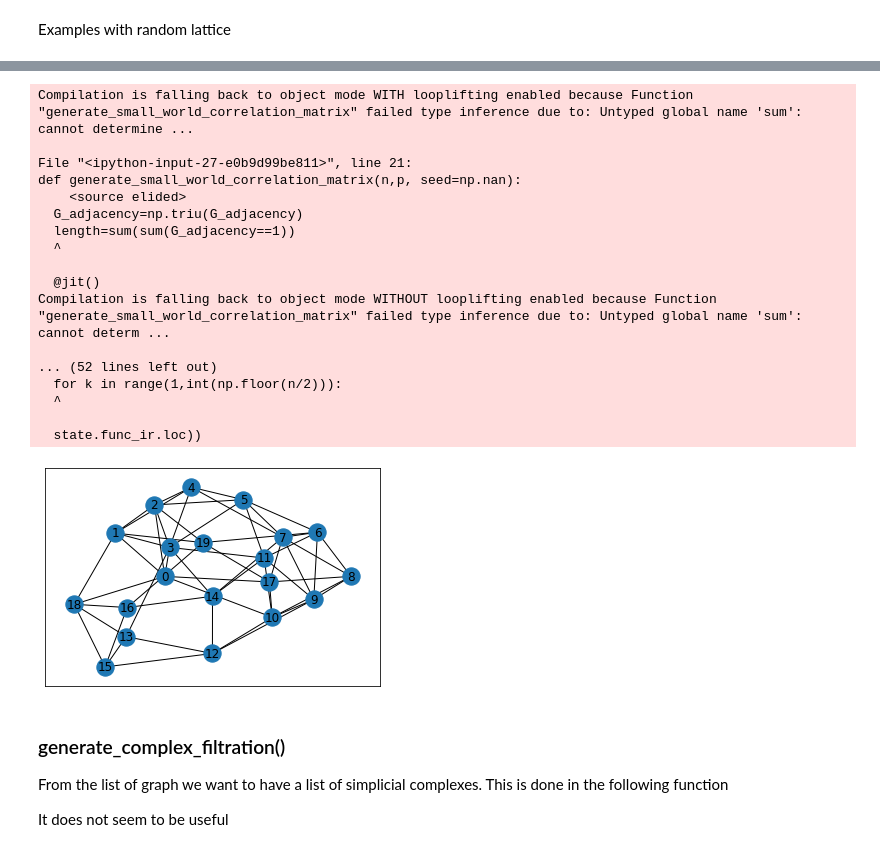
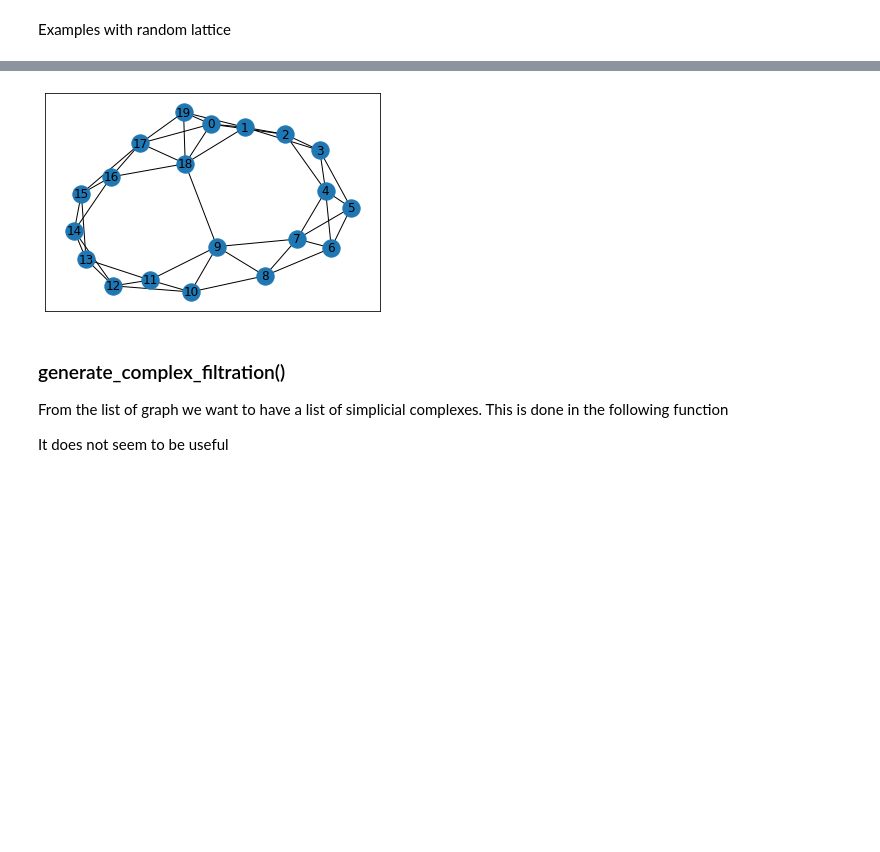
Before and after one commit to SimoneChiominto/TDA_grenoble, a Jupyter notebook: BrainNet.ipynb, the cells around one changed output, grey strips where cells are left out. Cells and saved outputs as stored; diff of their text form; code cells hidden in the pictures; blank space fills up the shorter version.

```diff
--- a/BrainNet.ipynb
+++ b/BrainNet.ipynb
@@ -324,22 +284,22 @@ def closest_nodes(n,dist,upper=False):
 n=4
 old_graph=np.array([[0,1,0,0],[1,0,0,0],[0,0,0,1],[0,0,1,0]])
 new_graph=np.array([[0,1,1,0],[1,0,0,0],[1,0,0,1],[0,0,1,0]])
-print(old_graph)
-print(new_graph)
-nodes=np.arange(n)
-col,row=np.meshgrid(nodes,nodes)
-print(old_graph>0)
-old_nodes=np.logical_and(old_graph>0, col>row)
-print(old_nodes)
+
 
 #define it as functions
 def old_nodes(old_graph, upper=False):
+  n=len(old_graph)
+  nodes=np.arange(n)
+  col,row=np.meshgrid(nodes,nodes)
   old_nodes=old_graph>0
   if upper:
     return np.logical_and(col>row,old_nodes)
   return old_nodes
 
 def new_nodes(old_graph,new_graph, upper=False):
+  n=len(old_graph)
+  nodes=np.arange(n)
+  col,row=np.meshgrid(nodes,nodes)
   old=old_nodes(old_graph)
   new_nodes=np.logical_and(new_graph>0,np.logical_not(old))
   if upper:
@@ -347,12 +307,15 @@ def new_nodes(old_graph,new_graph, upper=False):
   return new_nodes
 
 def possible_nodes(new_graph, upper=False):
+  n=len(new_graph)
+  nodes=np.arange(n)
+  col,row=np.meshgrid(nodes,nodes)
   possible_nodes= new_graph==0
   if upper:
     return np.logical_and(possible_nodes,col>row)
   return possible_nodes
 
 old_nodes(old_graph, upper=True)
-new_nodes(old_graph,new_graph, upper=True)
-possible_nodes(new_graph, upper=True)
+#new_nodes(old_graph,new_graph, upper=True)
+#possible_nodes(new_graph, upper=True)
 # %% [output]
@@ -379,18 +325,0 @@ array([[False, False, False,  True],
-# %%
-#now shuffle
-#we have new nodes
-#we have possible nodes
-def create_random_small_world_link(old_graph, new_graph):
-  G=old_graph
-  news=new_nodes(old_graph, new_graph, upper=True)
-  possibles=possible_nodes(new_graph, upper=True)
-
-  shuffled=np.zeros(np.shape(news))
-  suffled[olds]=1
-  for row in range(n):
-    for col in range(n):
-      if old[row,col]:
-        #generate a random number
-        #if grater than p stay still
-        #if lower than p change to one in the possibles uniformly
-        #save the new
@@ -611,27 +599,10 @@ nx.draw_networkx(nx.from_numpy_matrix(graph_filtration[13]))
 # %%
 C=generate_small_world_correlation_matrix(20,0.05,1)
 costs=np.linspace(1/9,1,100)
 graph_filtration=generate_graph_sequence(C,costs)
-nx.draw_networkx(nx.from_numpy_matrix(graph_filtration[20]))
+nx.draw_networkx(nx.from_numpy_matrix(graph_filtration[14]))
 # %% [output]
-Compilation is falling back to object mode WITH looplifting enabled because Function "generate_small_world_correlation_matrix" failed type inference due to: Untyped global name 'sum': cannot determine ...
-
-File "<ipython-input-27-e0b9d99be811>", line 21:
-def generate_small_world_correlation_matrix(n,p, seed=np.nan):
-    <source elided>
-  G_adjacency=np.triu(G_adjacency)
-  length=sum(sum(G_adjacency==1))
-  ^
-
-  @jit()
-Compilation is falling back to object mode WITHOUT looplifting enabled because Function "generate_small_world_correlation_matrix" failed type inference due to: Untyped global name 'sum': cannot determ ...
-
-... (52 lines left out)
-  for k in range(1,int(np.floor(n/2))):
-  ^
-
-  state.func_ir.loc))
-[figure, old version]
+[figure, new version]
 # %% [markdown]
 ### generate_complex_filtration()
 From the list of graph we want to have a list of simplicial complexes. This is done in the following function
```
Also changed, not shown: parts of 13 cells of this notebook.
